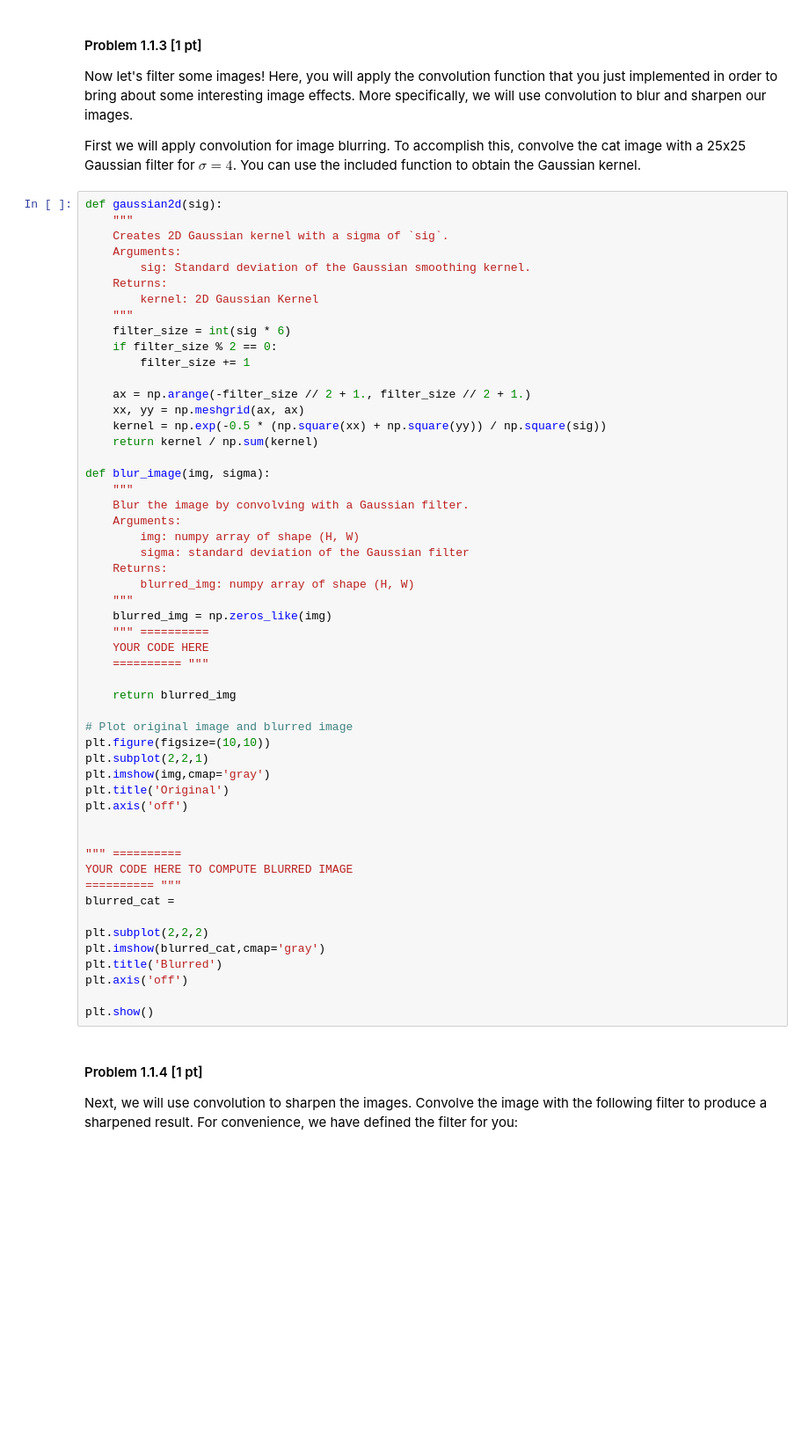
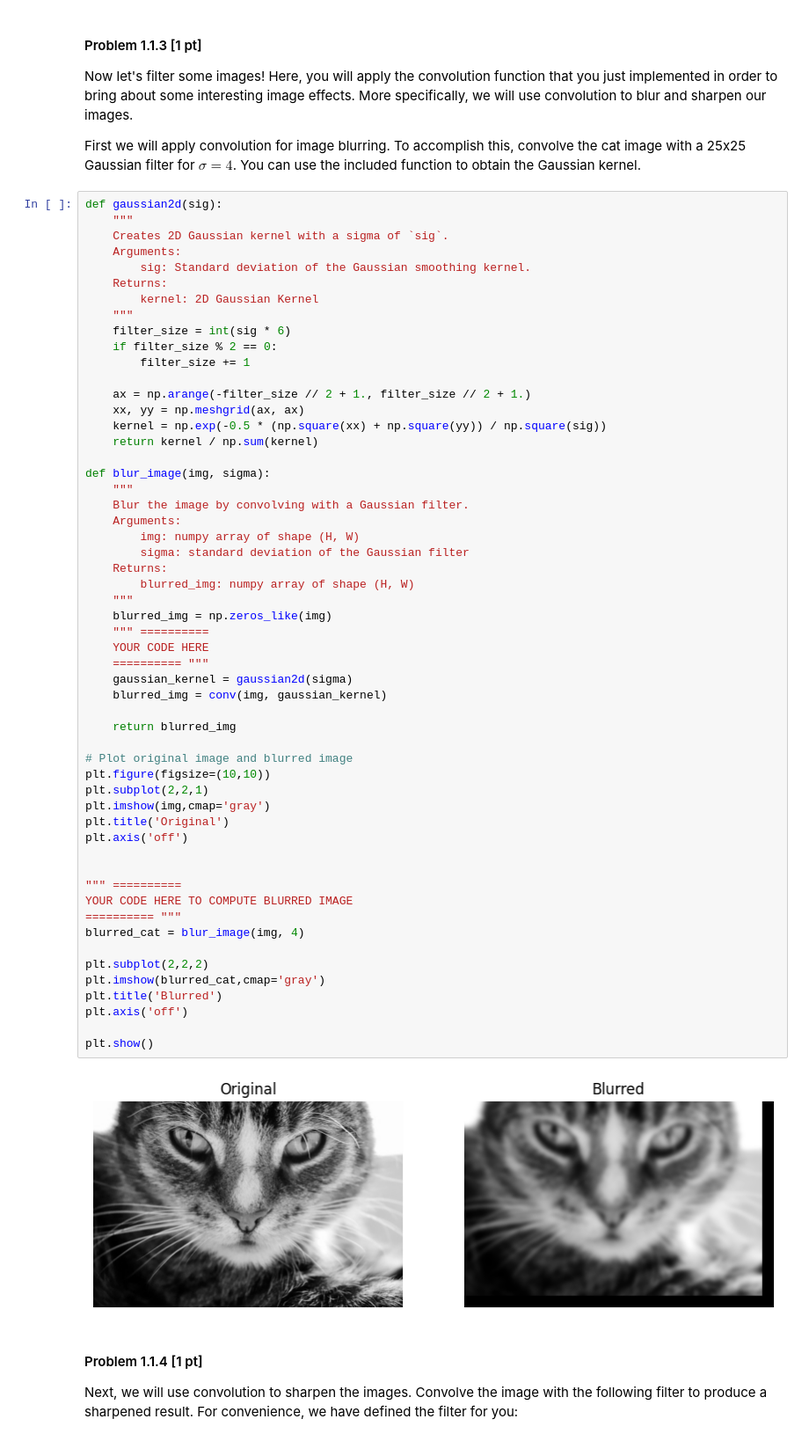
Before and after one commit to mahesmeh001/Computer-Vision, a Jupyter notebook: CSE252A_FA25_assignment_2/CSE252A_FA25_assignment_2.ipynb, the cells around one changed output. Shown at 88% size. Saved outputs shown, nothing was run; the diff lists cells and outputs as text; blank space fills up the shorter version.

```diff
--- a/CSE252A_FA25_assignment_2/CSE252A_FA25_assignment_2.ipynb
+++ b/CSE252A_FA25_assignment_2/CSE252A_FA25_assignment_2.ipynb
@@ -227,34 +238,38 @@ def blur_image(img, sigma):
         img: numpy array of shape (H, W)
         sigma: standard deviation of the Gaussian filter
     Returns:
         blurred_img: numpy array of shape (H, W)
     """
     blurred_img = np.zeros_like(img)
     """ ==========
     YOUR CODE HERE
     ========== """
+    gaussian_kernel = gaussian2d(sigma)
+    blurred_img = conv(img, gaussian_kernel)
 
     return blurred_img
 
 # Plot original image and blurred image
 plt.figure(figsize=(10,10))
 plt.subplot(2,2,1)
 plt.imshow(img,cmap='gray')
 plt.title('Original')
 plt.axis('off')
 
 
 """ ==========
 YOUR CODE HERE TO COMPUTE BLURRED IMAGE
 ========== """
-blurred_cat =
+blurred_cat = blur_image(img, 4)
 
 plt.subplot(2,2,2)
 plt.imshow(blurred_cat,cmap='gray')
 plt.title('Blurred')
 plt.axis('off')
 
 plt.show()
+# %% [output]
+[figure, added]
 # %% [markdown]
 #### Problem 1.1.4 [1 pt]
 Next, we will use convolution to sharpen the images. Convolve the image with the following filter to produce a sharpened result. For convenience, we have defined the filter for you:
```
Also changed, not shown: parts of 8 cells of this notebook.
